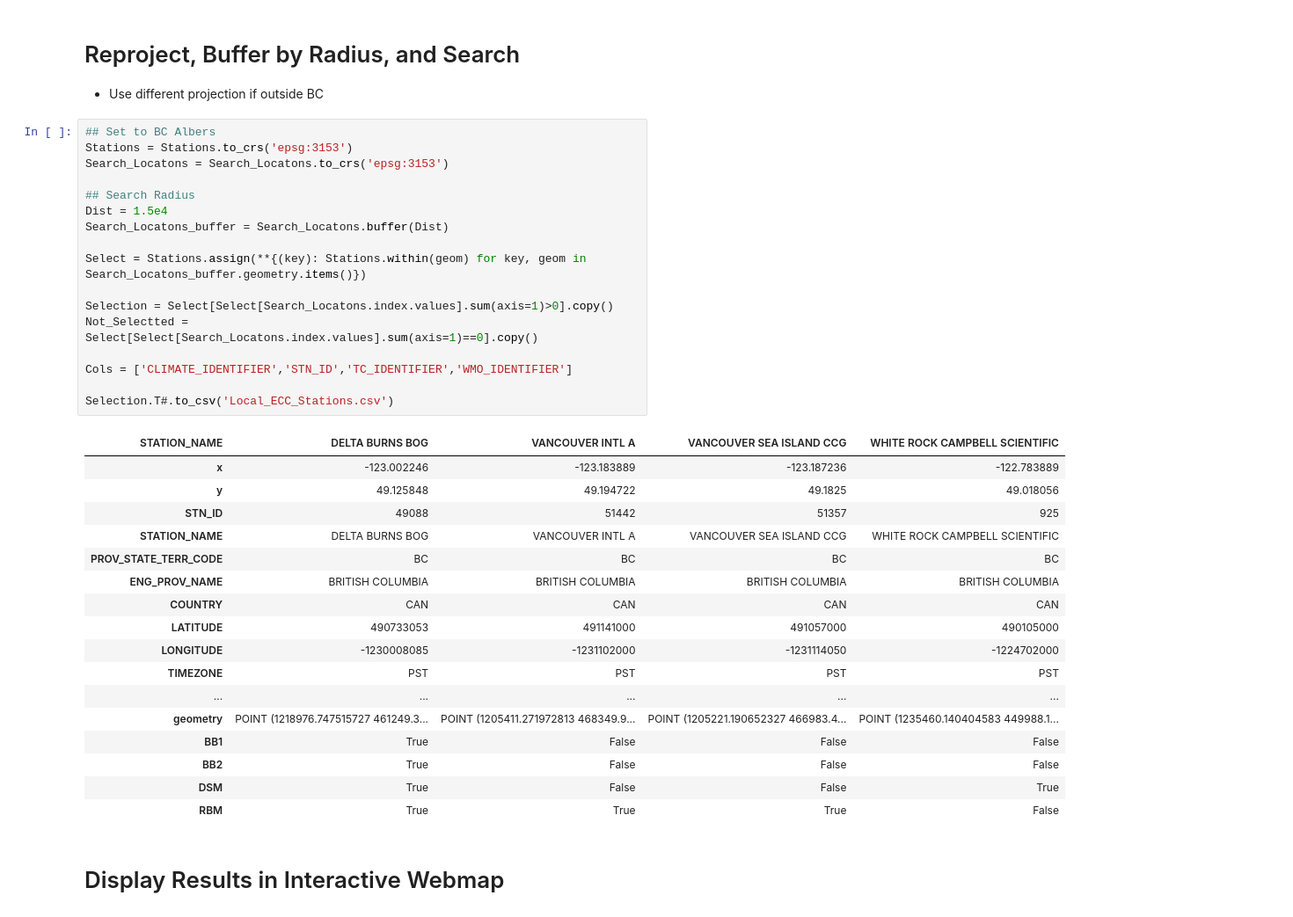
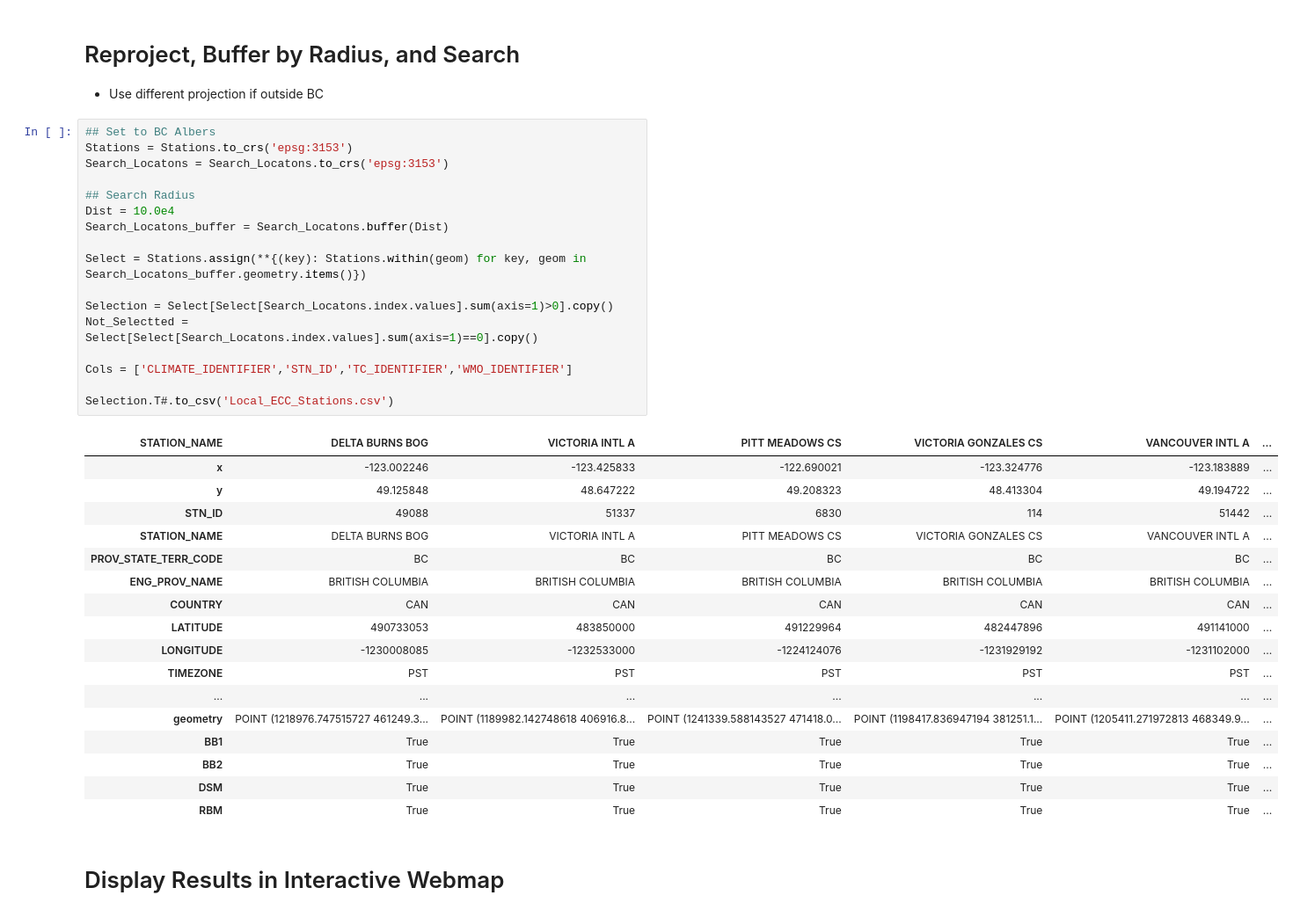
Before and after one commit to June-Skeeter/CA_wxData_Download, a Jupyter notebook: Hourly_Data_Downloader.ipynb, the cells around one changed output. Shown at 88% size. Saved outputs shown, nothing was run; the diff lists cells and outputs as text.

Commit message:
updated daily data and station querying for BC_Precip_and_Temperature_Data.ipynb

```diff
--- a/Hourly_Data_Downloader.ipynb
+++ b/Hourly_Data_Downloader.ipynb
@@ -86,38 +86,38 @@ Stations.head()
 # %%
 ## Set to BC Albers
 Stations = Stations.to_crs('epsg:3153')
 Search_Locatons = Search_Locatons.to_crs('epsg:3153')
 
 ## Search Radius
-Dist = 1.5e4
+Dist = 10.0e4
 Search_Locatons_buffer = Search_Locatons.buffer(Dist)
 
 Select = Stations.assign(**{(key): Stations.within(geom) for key, geom in Search_Locatons_buffer.geometry.items()})
 
 Selection = Select[Select[Search_Locatons.index.values].sum(axis=1)>0].copy()
 Not_Selectted = Select[Select[Search_Locatons.index.values].sum(axis=1)==0].copy()
 
 Cols = ['CLIMATE_IDENTIFIER','STN_ID','TC_IDENTIFIER','WMO_IDENTIFIER']
 
 Selection.T#.to_csv('Local_ECC_Stations.csv')
 # %% [output]
-| STATION_NAME | DELTA BURNS BOG | VANCOUVER INTL A | VANCOUVER SEA ISLAND CCG | WHITE ROCK CAMPBELL SCIENTIFIC |
-| x | -123.002246 | -123.183889 | -123.187236 | -122.783889 |
-| y | 49.125848 | 49.194722 | 49.1825 | 49.018056 |
-| STN_ID | 49088 | 51442 | 51357 | 925 |
-| STATION_NAME | DELTA BURNS BOG | VANCOUVER INTL A | VANCOUVER SEA ISLAND CCG | WHITE ROCK CAMPBELL SCIENTIFIC |
-| PROV_STATE_TERR_CODE | BC | BC | BC | BC |
-| ENG_PROV_NAME | BRITISH COLUMBIA | BRITISH COLUMBIA | BRITISH COLUMBIA | BRITISH COLUMBIA |
-| COUNTRY | CAN | CAN | CAN | CAN |
-| LATITUDE | 490733053 | 491141000 | 491057000 | 490105000 |
-| LONGITUDE | -1230008085 | -1231102000 | -1231114050 | -1224702000 |
-| TIMEZONE | PST | PST | PST | PST |
-| ... | ... | ... | ... | ... |
-| geometry | POINT (1218976.747515727 461249.3... | POINT (1205411.271972813 468349.9... | POINT (1205221.190652327 466983.4... | POINT (1235460.140404583 449988.1... |
-| BB1 | True | False | False | False |
-| BB2 | True | False | False | False |
-| DSM | True | False | False | True |
-| RBM | True | True | True | False |
+| STATION_NAME | DELTA BURNS BOG | VICTORIA INTL A | PITT MEADOWS CS | VICTORIA GONZALES CS | VANCOUVER INTL A | ... |
+| x | -123.002246 | -123.425833 | -122.690021 | -123.324776 | -123.183889 | ... |
+| y | 49.125848 | 48.647222 | 49.208323 | 48.413304 | 49.194722 | ... |
+| STN_ID | 49088 | 51337 | 6830 | 114 | 51442 | ... |
+| STATION_NAME | DELTA BURNS BOG | VICTORIA INTL A | PITT MEADOWS CS | VICTORIA GONZALES CS | VANCOUVER INTL A | ... |
+| PROV_STATE_TERR_CODE | BC | BC | BC | BC | BC | ... |
+| ENG_PROV_NAME | BRITISH COLUMBIA | BRITISH COLUMBIA | BRITISH COLUMBIA | BRITISH COLUMBIA | BRITISH COLUMBIA | ... |
+| COUNTRY | CAN | CAN | CAN | CAN | CAN | ... |
+| LATITUDE | 490733053 | 483850000 | 491229964 | 482447896 | 491141000 | ... |
+| LONGITUDE | -1230008085 | -1232533000 | -1224124076 | -1231929192 | -1231102000 | ... |
+| TIMEZONE | PST | PST | PST | PST | PST | ... |
+| ... | ... | ... | ... | ... | ... | ... |
+| geometry | POINT (1218976.747515727 461249.3... | POINT (1189982.142748618 406916.8... | POINT (1241339.588143527 471418.0... | POINT (1198417.836947194 381251.1... | POINT (1205411.271972813 468349.9... | ... |
+| BB1 | True | True | True | True | True | ... |
+| BB2 | True | True | True | True | True | ... |
+| DSM | True | True | True | True | True | ... |
+| RBM | True | True | True | True | True | ... |
 # %% [markdown]
 # Display Results in Interactive Webmap
 # %%
```
Also changed, not shown: parts of 1 cell of this notebook, 7 other files.
